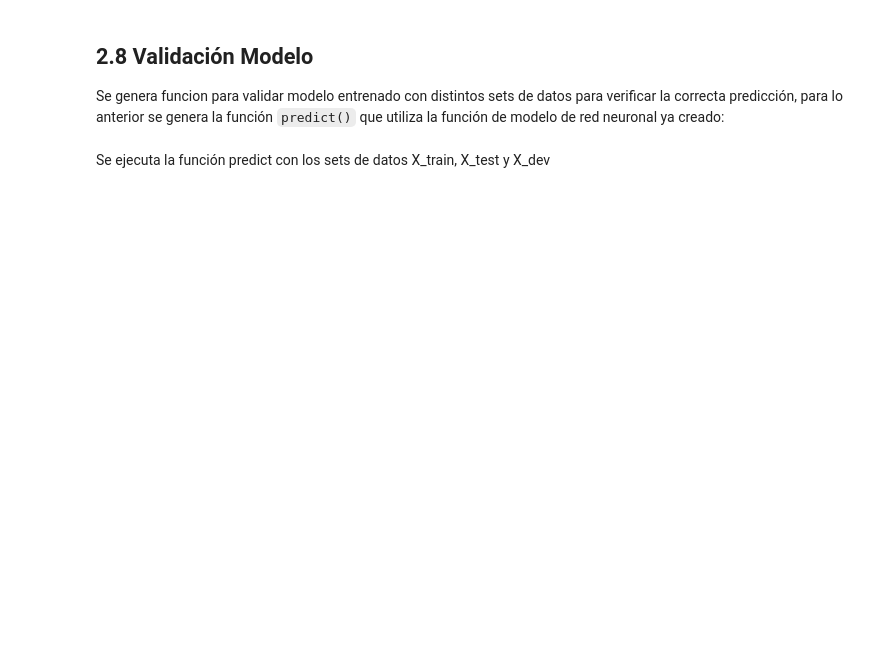
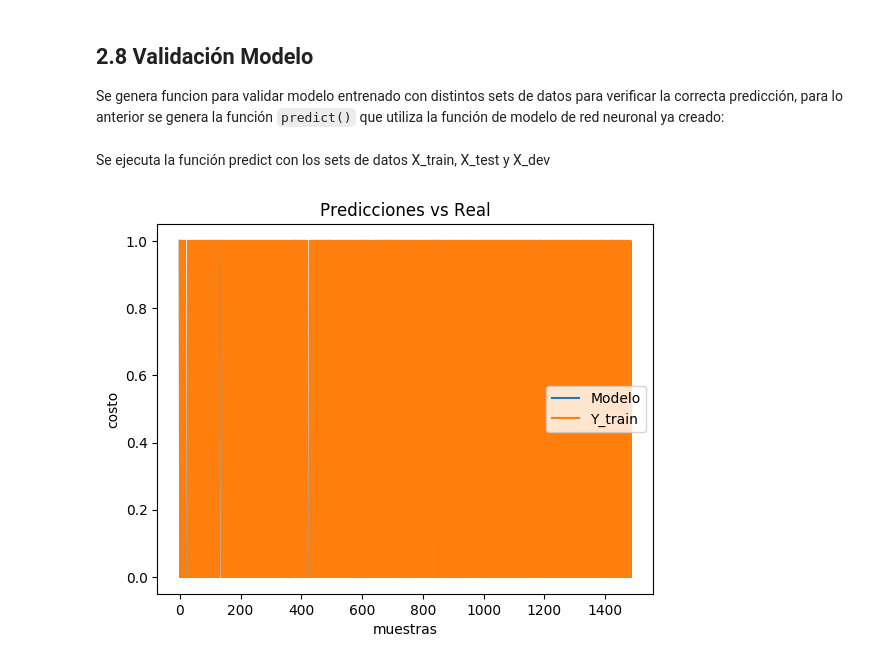
Before and after one commit to zFSANTANDER/CH_PCNA, a Jupyter notebook: CH_PCNA GH.ipynb, the cells around one changed output. Cells and saved outputs as stored; diff of their text form; code cells hidden in the pictures; blank space fills up the shorter version.

````diff
--- a/CH_PCNA GH.ipynb
+++ b/CH_PCNA GH.ipynb
@@ -252,11 +278,11 @@ def initialize_parameters():
     """
 
     tf.set_random_seed(1)
-    W1 =tf.get_variable("W1", [15,53], initializer = tf.contrib.layers.xavier_initializer(seed = 1))
-    b1 = tf.get_variable("b1", [15,1], initializer = tf.zeros_initializer())
-    W2 = tf.get_variable("W2", [6,15], initializer = tf.contrib.layers.xavier_initializer(seed = 1))
-    b2 = tf.get_variable("b2", [6,1], initializer = tf.zeros_initializer())
-    W3 = tf.get_variable("W3", [1,6], initializer = tf.contrib.layers.xavier_initializer(seed = 1))
+    W1 =tf.get_variable("W1", [53,53], initializer = tf.contrib.layers.xavier_initializer(seed = 1))
+    b1 = tf.get_variable("b1", [53,1], initializer = tf.zeros_initializer())
+    W2 = tf.get_variable("W2", [30,53], initializer = tf.contrib.layers.xavier_initializer(seed = 1))
+    b2 = tf.get_variable("b2", [30,1], initializer = tf.zeros_initializer())
+    W3 = tf.get_variable("W3", [1,30], initializer = tf.contrib.layers.xavier_initializer(seed = 1))
     b3 = tf.get_variable("b3", [1,1], initializer = tf.zeros_initializer())
 
     parameters = {"W1": W1,
@@ -344,8 +370,8 @@ Se utilizan las funciones generadas antes para construir el modelo de la red neu
 * numero de epocas ```num_epochs```: numero de veces que explorará todos los minibatches.
 * tamaño de minibatch ```minibatch_size```: tamaño de los minibatch.
 # %%
-def model(X_train, Y_train, X_test, Y_test, learning_rate = 0.001,
-          num_epochs = 100, minibatch_size = 32, print_cost = True):
+def model(X_train, Y_train, X_test, Y_test, learning_rate = 0.0001,
+          num_epochs = 2000, minibatch_size = 32, print_cost = True):
     """
     Implementa tres-capas tensorflow red neuronal: LINEAR->SIGMOID->LINEAR->SIGMOID->LINEAR->SIGMOID.
 
@@ -433,7 +459,7 @@ def model(X_train, Y_train, X_test, Y_test, learning_rate = 0.001,
 
         # Calcula las predicciones correctas
         correct_prediction = tf.equal(tf.cast(tf.greater_equal(tf.sigmoid(Z3),0.5), "bool"), tf.cast(tf.argmax(Y), "bool"))
-
+        #correct_prediction = tf.equal(tf.argmax(Z3),tf.argmax(Y))
         # Calcula el accuracy en el test set
         accuracy = tf.reduce_mean(tf.cast(correct_prediction, "float"))
 
@@ -499,12 +525,13 @@ def predict(X, parameters, hys):
 Se ejecuta la función predict con los sets de datos X_train, X_test y X_dev
 # %%
 plt.style.use('default')
-y_hat=predict(X_train, parameters,0.5)
+y_hat=predict(X_test, parameters,0.5)
 plt.plot(np.squeeze(y_hat), label='Modelo')
-plt.plot(np.squeeze(Y_train), label='Y_train')
+plt.plot(np.squeeze(Y_test), label='Y_train')
 plt.ylabel('costo')
 plt.xlabel('muestras')
 plt.title("Predicciones vs Real")
 plt.legend()
 plt.show()
-print(tf.argmax(Y_train))
+# %% [output]
+[figure, added]
````
Also changed, not shown: parts of 6 cells of this notebook.
